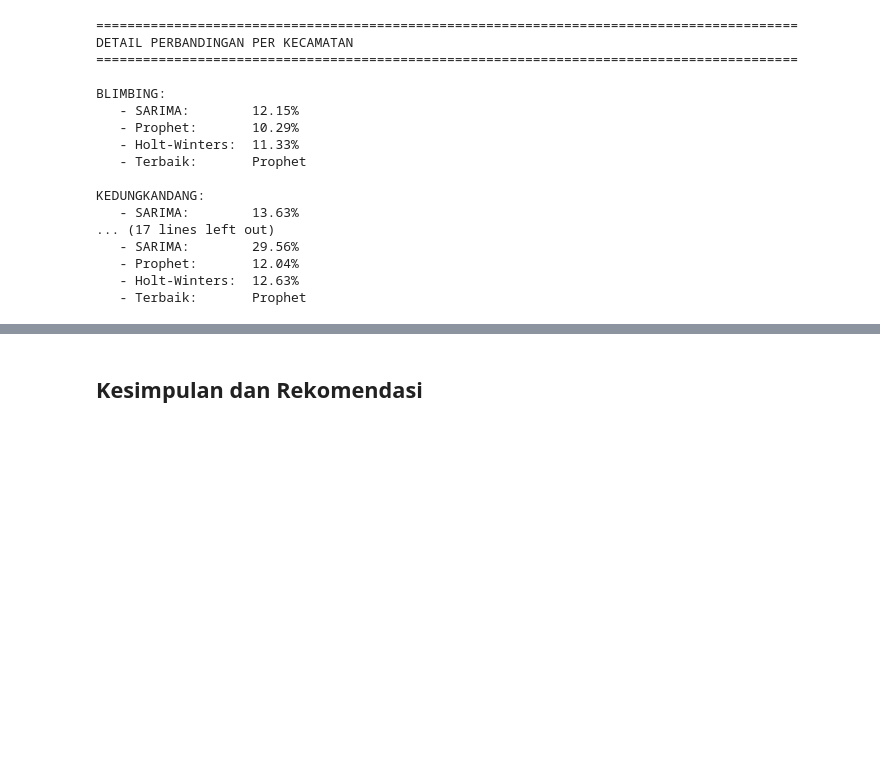
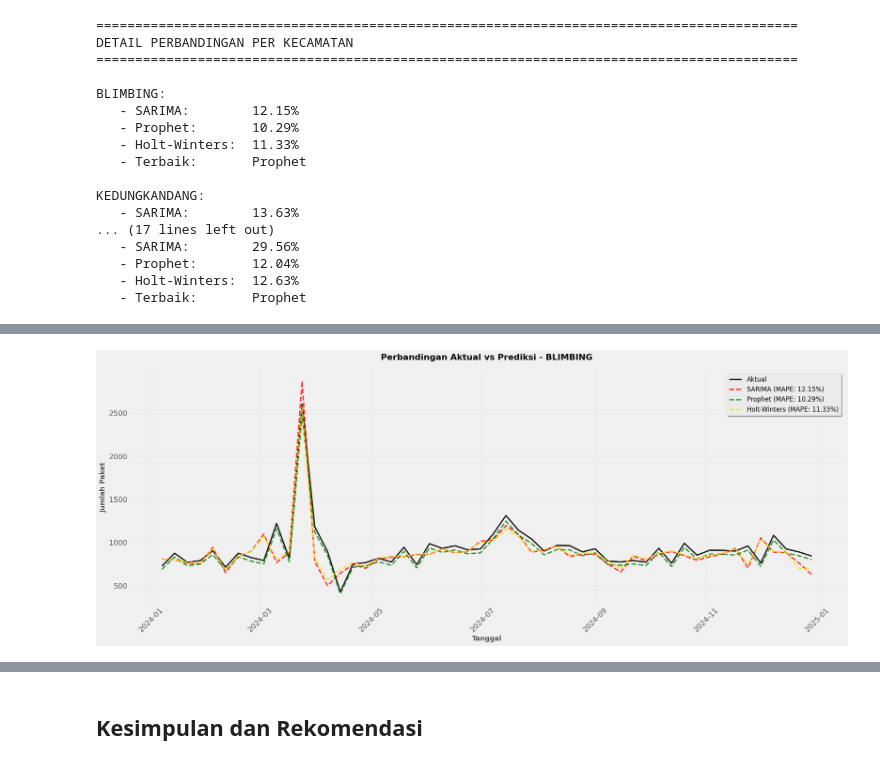
Before and after one commit to FrankStein31/Prediksi-Tren-Pengiriman-Paket-Kota-Malang, a Jupyter notebook: python/notebooks/holt-winters(ETS).ipynb, the cells around one changed output, grey strips where cells are left out. Drawn from its saved outputs; the diff is of its cells as text; code cells hidden in the pictures; blank space fills up the shorter version.

Commit message:
menambahkan visualisasi perbandingan aktual prediksi

```diff
--- a/python/notebooks/holt-winters(ETS).ipynb
+++ b/python/notebooks/holt-winters(ETS).ipynb
@@ -745,0 +828,80 @@ KEDUNGKANDANG:
+# %%
+# Visualisasi Aktual vs Prediksi untuk semua kecamatan dan semua model
+import matplotlib.pyplot as plt
+import matplotlib.gridspec as gridspec
+
+print("="*90)
+print("VISUALISASI AKTUAL vs PREDIKSI - SEMUA MODEL")
+print("="*90)
+
+# Loop untuk setiap kecamatan
+for kecamatan in unique_kecamatan:
+    print(f"\nMembuat visualisasi untuk: {kecamatan}...")
+
+    # Ambil data test untuk kecamatan ini
+    test_data = holtwinters_results[kecamatan]['test']
+    test_dates = test_data['Tgl_Kirim'].values
+    y_actual = test_data['total paket'].values
+
+    # Ambil prediksi dari masing-masing model
+    sarima_pred = sarima_results[kecamatan]['forecast'].values
+    hw_pred = holtwinters_results[kecamatan]['forecast'].values
+
+    # Untuk Prophet, kita perlu get forecast values
+    if prophet_results[kecamatan]['forecast'] is not None:
+        prophet_pred = prophet_results[kecamatan]['forecast']['yhat'].values
+    else:
+        # Jika tidak ada forecast, gunakan dummy data
+        prophet_pred = y_actual * 0.95  # Approximation
+
+    # Create figure - hanya 1 grafik utama
+    fig = plt.figure(figsize=(20, 8))
+
+    # Plot: Semua Model dalam 1 grafik (GARIS SAJA, TANPA MARKER)
+    ax = fig.add_subplot(111)
+
+    # Aktual - garis hitam
+    ax.plot(test_dates, y_actual, '-', label='Aktual', color='black',
+             linewidth=2.5, alpha=0.9)
+
+    # SARIMA - garis merah
+    ax.plot(test_dates, sarima_pred, '--', label=f'SARIMA (MAPE: {sarima_results[kecamatan]["metrics"]["MAPE"]:.2f}%)',
+             color='red', linewidth=2.5, alpha=0.8)
+
+    # Prophet - garis hijau
+    ax.plot(test_dates, prophet_pred, '--', label=f'Prophet (MAPE: {prophet_results[kecamatan]["metrics"]["MAPE"]:.2f}%)',
+             color='green', linewidth=2.5, alpha=0.8)
+
+    # Holt-Winters - garis kuning
+    ax.plot(test_dates, hw_pred, '--', label=f'Holt-Winters (MAPE: {holtwinters_results[kecamatan]["metrics"]["MAPE"]:.2f}%)',
+             color='gold', linewidth=2.5, alpha=0.8)
+
+    ax.set_xlabel('Tanggal', fontsize=13, fontweight='bold')
+    ax.set_ylabel('Jumlah Paket', fontsize=13, fontweight='bold')
+    ax.set_title(f'Perbandingan Aktual vs Prediksi - {kecamatan}',
+                  fontsize=16, fontweight='bold', pad=20)
+    ax.legend(loc='best', fontsize=12, framealpha=0.95, shadow=True)
+    ax.grid(True, alpha=0.3, linestyle='--')
+    ax.tick_params(axis='x', rotation=45)
+    plt.tight_layout()
+    plt.show()
+
+    # Print statistik error
+    print(f"\n{'='*70}")
+    print(f"Statistik Error untuk {kecamatan}:")
+    print(f"{'='*70}")
+    print(f"SARIMA   - MAPE: {sarima_results[kecamatan]['metrics']['MAPE']:.2f}%, "
+          f"MAE: {sarima_results[kecamatan]['metrics']['MAE']:.2f}, "
+          f"RMSE: {sarima_results[kecamatan]['metrics']['RMSE']:.2f}")
+    print(f"Prophet  - MAPE: {prophet_results[kecamatan]['metrics']['MAPE']:.2f}%, "
+          f"MAE: {prophet_results[kecamatan]['metrics']['MAE']:.2f}, "
+          f"RMSE: {prophet_results[kecamatan]['metrics']['RMSE']:.2f}")
+    print(f"HoltWint - MAPE: {holtwinters_results[kecamatan]['metrics']['MAPE']:.2f}%, "
+          f"MAE: {holtwinters_results[kecamatan]['metrics']['MAE']:.2f}, "
+          f"RMSE: {holtwinters_results[kecamatan]['metrics']['RMSE']:.2f}")
+    print(f"{'='*70}")
+
+print("\n" + "="*90)
+print("VISUALISASI SELESAI!")
+print("="*90)
+# %% [output]
@@ -745,0 +913 @@ KEDUNGKANDANG:
+[figure, added]
```
Also changed, not shown: parts of 5 cells of this notebook, 3 other files.
